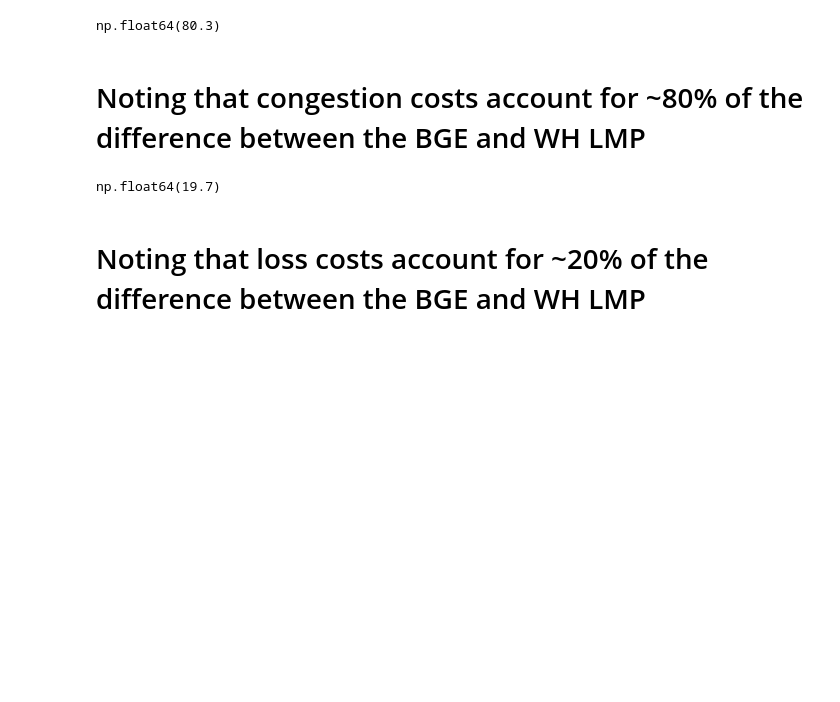
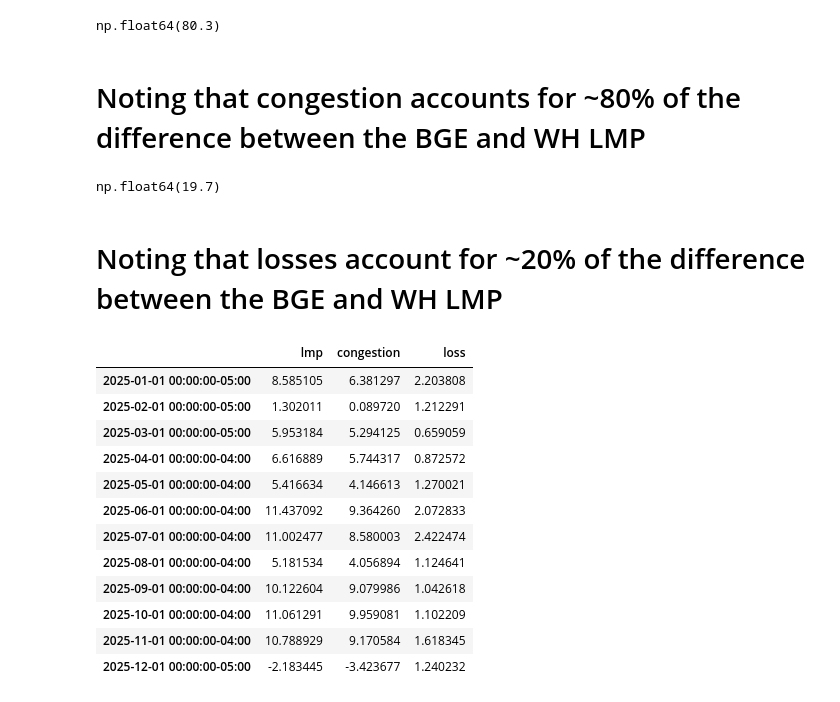
Before and after one commit to simeonparker0-cmyk/bge-storage-value, a Jupyter notebook: notebooks/02_exhibits.ipynb, the cells around one changed output. Saved outputs shown, nothing was run; the diff lists cells and outputs as text; code cells hidden in the pictures; blank space fills up the shorter version.

```diff
--- a/notebooks/02_exhibits.ipynb
+++ b/notebooks/02_exhibits.ipynb
@@ -102,7 +102,7 @@ round(congestion_diff_percentage * 100, 1)
 # %% [output]
 np.float64(80.3)
 # %% [markdown]
-# Noting that congestion costs account for ~80% of the difference between the BGE and WH LMP
+# Noting that congestion accounts for ~80% of the difference between the BGE and WH LMP
 # %%
 # Calculating what percentage of the price difference comes from loss
 loss_diff_percentage = (price_diff["loss"].mean() / price_diff["lmp"].mean())
@@ -111,4 +111,24 @@ round(loss_diff_percentage * 100, 1)
 # %% [output]
 np.float64(19.7)
 # %% [markdown]
-# Noting that loss costs account for ~20% of the difference between the BGE and WH LMP
+# Noting that losses account for ~20% of the difference between the BGE and WH LMP
+# %%
+pd.set_option('display.max_rows', None)
+pd.set_option('display.max_columns', None)
+pd.set_option('display.max_colwidth', None)
+# %%
+display(monthly_price_diff)
+# %% [output]
+|  | lmp | congestion | loss |
+| 2025-01-01 00:00:00-05:00 | 8.585105 | 6.381297 | 2.203808 |
+| 2025-02-01 00:00:00-05:00 | 1.302011 | 0.089720 | 1.212291 |
+| 2025-03-01 00:00:00-05:00 | 5.953184 | 5.294125 | 0.659059 |
+| 2025-04-01 00:00:00-04:00 | 6.616889 | 5.744317 | 0.872572 |
+| 2025-05-01 00:00:00-04:00 | 5.416634 | 4.146613 | 1.270021 |
+| 2025-06-01 00:00:00-04:00 | 11.437092 | 9.364260 | 2.072833 |
+| 2025-07-01 00:00:00-04:00 | 11.002477 | 8.580003 | 2.422474 |
+| 2025-08-01 00:00:00-04:00 | 5.181534 | 4.056894 | 1.124641 |
+| 2025-09-01 00:00:00-04:00 | 10.122604 | 9.079986 | 1.042618 |
+| 2025-10-01 00:00:00-04:00 | 11.061291 | 9.959081 | 1.102209 |
+| 2025-11-01 00:00:00-04:00 | 10.788929 | 9.170584 | 1.618345 |
+| 2025-12-01 00:00:00-05:00 | -2.183445 | -3.423677 | 1.240232 |
```
Also changed, not shown: parts of 31 cells of this notebook, 7 other files.
